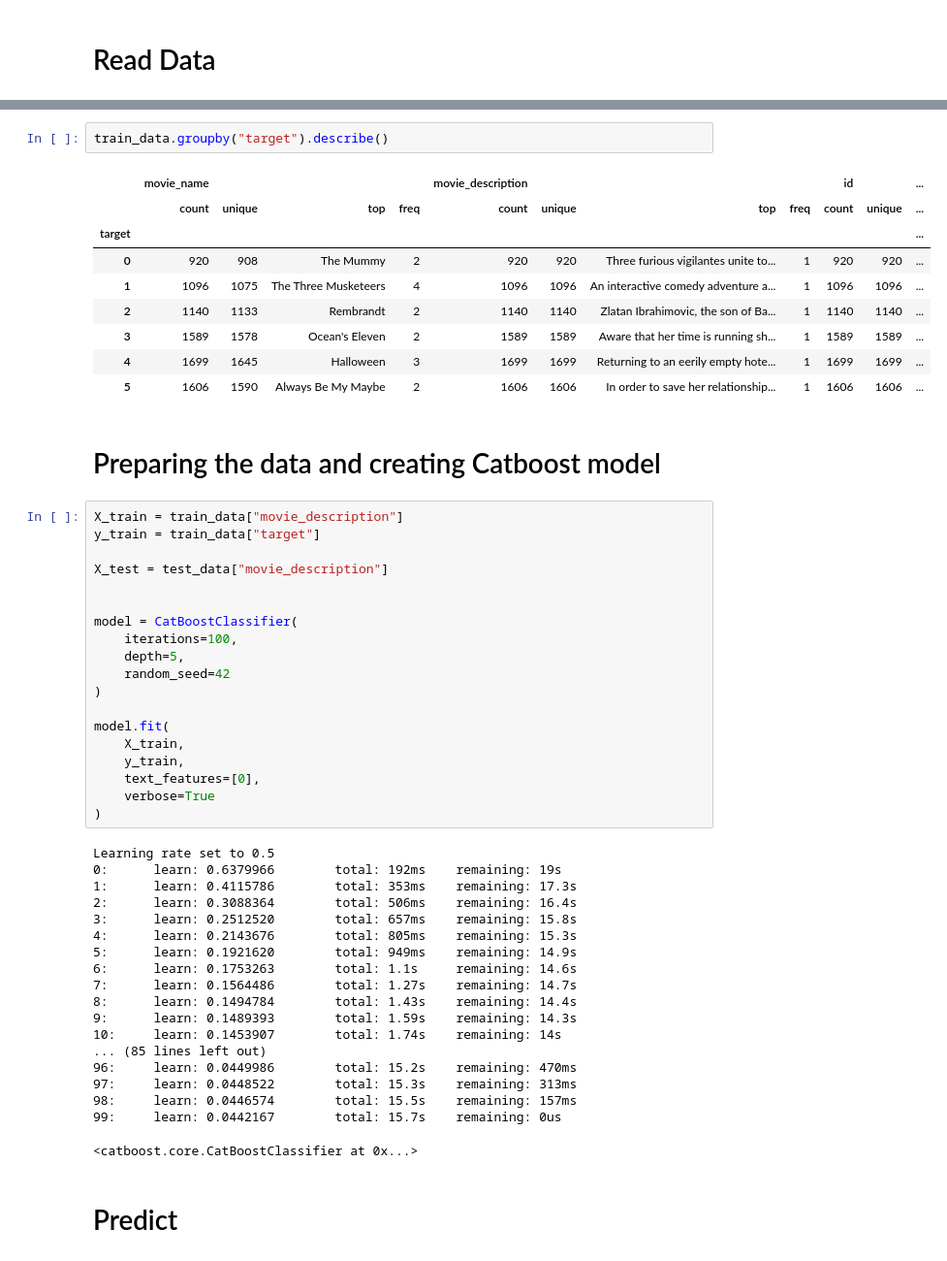
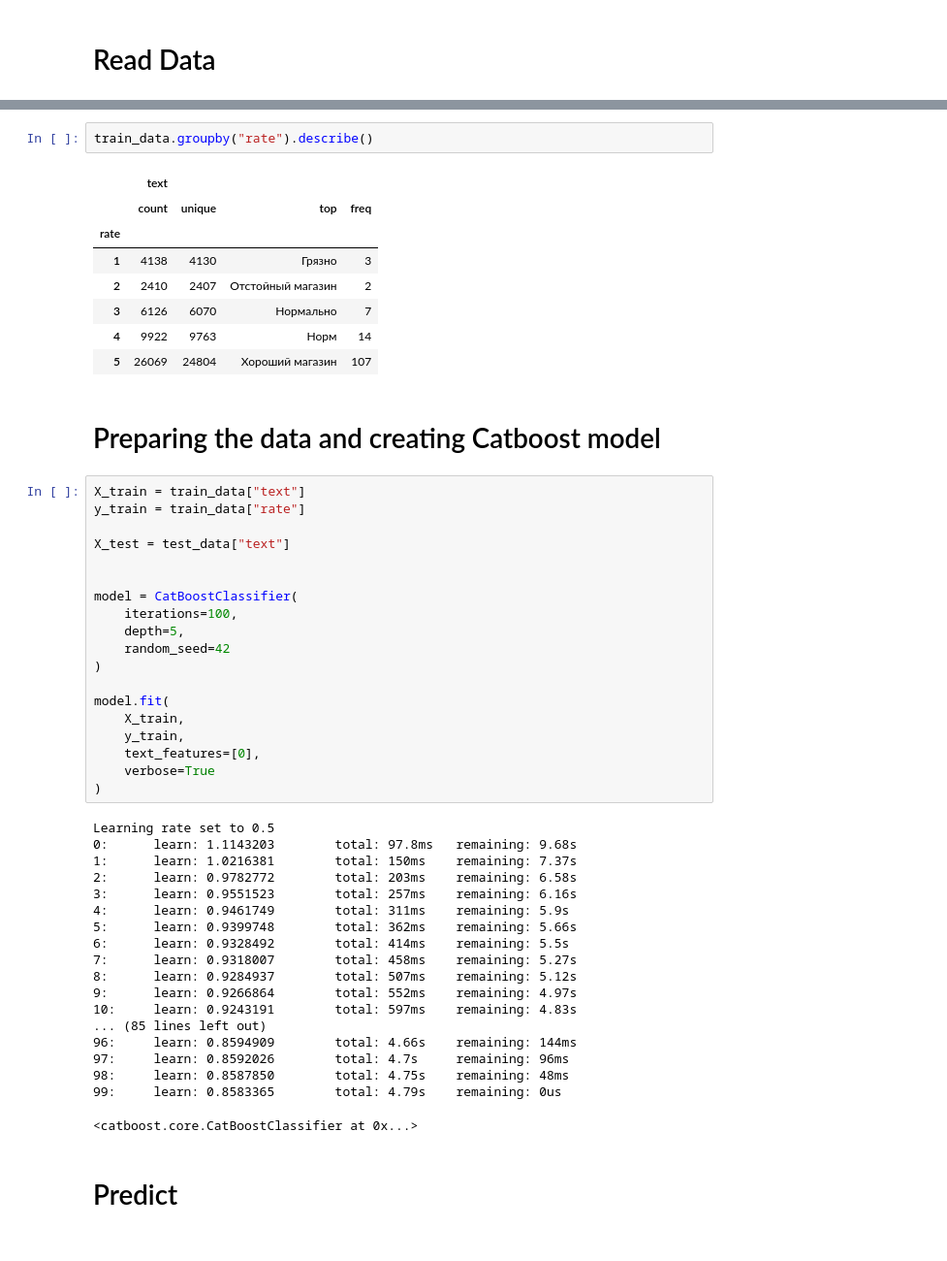
Before and after one commit to e0xextazy/nlp_huawei_new2_task, a Jupyter notebook: baseline_catboost/catboost.ipynb, the cells around one changed output, grey strips where cells are left out. Shown at 97% size. Drawn from its saved outputs; the diff is of its cells as text.

```diff
--- a/baseline_catboost/catboost.ipynb
+++ b/baseline_catboost/catboost.ipynb
@@ -30,22 +30,21 @@ Number of rows and columns in the test data set: (2684, 3)
 # %%
-train_data.groupby("target").describe()
+train_data.groupby("rate").describe()
 # %% [output]
-|  | movie_name |  |  |  | movie_description |  |  |  | id |  | ... |
-|  | count | unique | top | freq | count | unique | top | freq | count | unique | ... |
-| target |  |  |  |  |  |  |  |  |  |  | ... |
-| 0 | 920 | 908 | The Mummy | 2 | 920 | 920 | Three furious vigilantes unite to... | 1 | 920 | 920 | ... |
-| 1 | 1096 | 1075 | The Three Musketeers | 4 | 1096 | 1096 | An interactive comedy adventure a... | 1 | 1096 | 1096 | ... |
-| 2 | 1140 | 1133 | Rembrandt | 2 | 1140 | 1140 | Zlatan Ibrahimovic, the son of Ba... | 1 | 1140 | 1140 | ... |
-| 3 | 1589 | 1578 | Ocean's Eleven | 2 | 1589 | 1589 | Aware that her time is running sh... | 1 | 1589 | 1589 | ... |
-| 4 | 1699 | 1645 | Halloween | 3 | 1699 | 1699 | Returning to an eerily empty hote... | 1 | 1699 | 1699 | ... |
-| 5 | 1606 | 1590 | Always Be My Maybe | 2 | 1606 | 1606 | In order to save her relationship... | 1 | 1606 | 1606 | ... |
+|  | text |  |  |  |
+|  | count | unique | top | freq |
+| rate |  |  |  |  |
+| 1 | 4138 | 4130 | Грязно | 3 |
+| 2 | 2410 | 2407 | Отстойный магазин | 2 |
+| 3 | 6126 | 6070 | Нормально | 7 |
+| 4 | 9922 | 9763 | Норм | 14 |
+| 5 | 26069 | 24804 | Хороший магазин | 107 |
 # %% [markdown]
 # Preparing the data and creating Catboost model
 # %%
-X_train = train_data["movie_description"]
-y_train = train_data["target"]
+X_train = train_data["text"]
+y_train = train_data["rate"]
 
-X_test = test_data["movie_description"]
+X_test = test_data["text"]
 
 
 model = CatBoostClassifier(
@@ -62,22 +61,22 @@ model.fit(
 )
 # %% [output]
 Learning rate set to 0.5
-0:      learn: 0.6379966        total: 192ms    remaining: 19s
-1:      learn: 0.4115786        total: 353ms    remaining: 17.3s
-2:      learn: 0.3088364        total: 506ms    remaining: 16.4s
-3:      learn: 0.2512520        total: 657ms    remaining: 15.8s
-4:      learn: 0.2143676        total: 805ms    remaining: 15.3s
-5:      learn: 0.1921620        total: 949ms    remaining: 14.9s
-6:      learn: 0.1753263        total: 1.1s     remaining: 14.6s
-7:      learn: 0.1564486        total: 1.27s    remaining: 14.7s
-8:      learn: 0.1494784        total: 1.43s    remaining: 14.4s
-9:      learn: 0.1489393        total: 1.59s    remaining: 14.3s
-10:     learn: 0.1453907        total: 1.74s    remaining: 14s
+0:      learn: 1.1143203        total: 97.8ms   remaining: 9.68s
+1:      learn: 1.0216381        total: 150ms    remaining: 7.37s
+2:      learn: 0.9782772        total: 203ms    remaining: 6.58s
+3:      learn: 0.9551523        total: 257ms    remaining: 6.16s
+4:      learn: 0.9461749        total: 311ms    remaining: 5.9s
+5:      learn: 0.9399748        total: 362ms    remaining: 5.66s
+6:      learn: 0.9328492        total: 414ms    remaining: 5.5s
+7:      learn: 0.9318007        total: 458ms    remaining: 5.27s
+8:      learn: 0.9284937        total: 507ms    remaining: 5.12s
+9:      learn: 0.9266864        total: 552ms    remaining: 4.97s
+10:     learn: 0.9243191        total: 597ms    remaining: 4.83s
 ... (85 lines left out)
-96:     learn: 0.0449986        total: 15.2s    remaining: 470ms
-97:     learn: 0.0448522        total: 15.3s    remaining: 313ms
-98:     learn: 0.0446574        total: 15.5s    remaining: 157ms
-99:     learn: 0.0442167        total: 15.7s    remaining: 0us
+96:     learn: 0.8594909        total: 4.66s    remaining: 144ms
+97:     learn: 0.8592026        total: 4.7s     remaining: 96ms
+98:     learn: 0.8587850        total: 4.75s    remaining: 48ms
+99:     learn: 0.8583365        total: 4.79s    remaining: 0us
 <catboost.core.CatBoostClassifier at 0x...>
 # %% [markdown]
 # Predict
```
Also changed, not shown: parts of 2 cells of this notebook, 16 other files.
